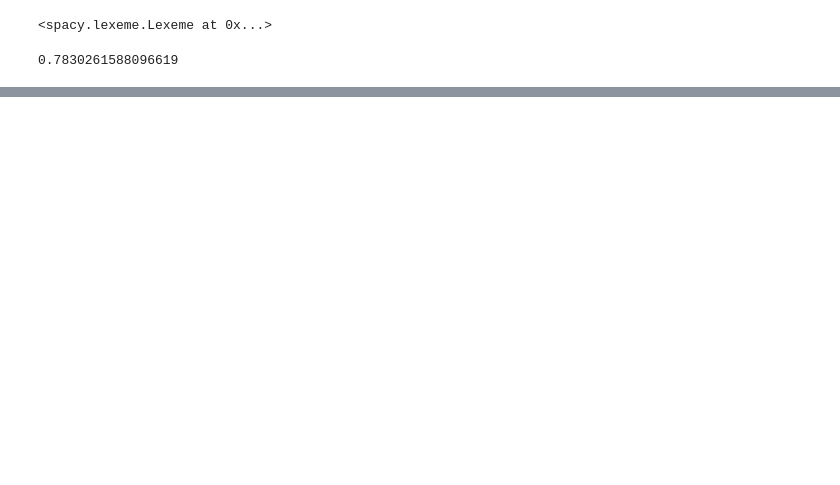
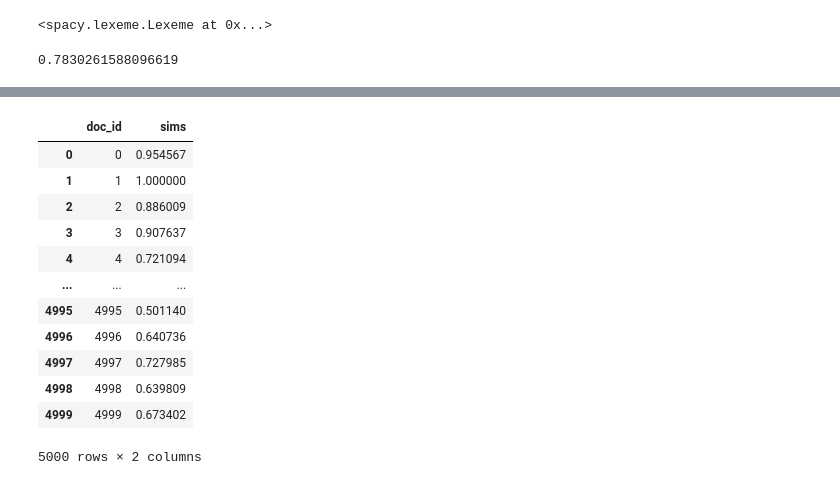
Before and after one commit to gmrr40058/data-science-ml-python-ostad, a Jupyter notebook: Class Modules/Module 15_Introductio to Advance Data Science/Class 2_Introduction to NLP and its Application/my_practice.ipynb, the cells around one changed output, grey strips where cells are left out. Cells and saved outputs as stored; diff of their text form; code cells hidden in the pictures; blank space fills up the shorter version.

```diff
--- a/Class Modules/Module 15_Introductio to Advance Data Science/Class 2_Introduction to NLP and its Application/my_practice.ipynb
+++ b/Class Modules/Module 15_Introductio to Advance Data Science/Class 2_Introduction to NLP and its Application/my_practice.ipynb
@@ -58,0 +54,2 @@ w1.similarity(w2)
+# %%
+all_doc = [nlp(row) for row in data['Message']]
@@ -58,0 +76,8 @@ w1.similarity(w2)
+# %%
+sims = []
+doc_id = []
+
+for i in range(len(all_doc)):
+    sim = all_doc[i].similarity(ref_sent_vec)
+    sims.append(sim)
+    doc_id.append(i)
@@ -58,0 +104,17 @@ w1.similarity(w2)
+# %%
+sims_docs = pd.DataFrame(list(zip(doc_id, sims)), columns = ['doc_id', 'sims'])
+sims_docs
+# %% [output]
+|  | doc_id | sims |
+| 0 | 0 | 0.954567 |
+| 1 | 1 | 1.000000 |
+| 2 | 2 | 0.886009 |
+| 3 | 3 | 0.907637 |
+| 4 | 4 | 0.721094 |
+| ... | ... | ... |
+| 4995 | 4995 | 0.501140 |
+| 4996 | 4996 | 0.640736 |
+| 4997 | 4997 | 0.727985 |
+| 4998 | 4998 | 0.639809 |
+| 4999 | 4999 | 0.673402 |
+5000 rows × 2 columns
```
Also changed, not shown: parts of 11 cells of this notebook, 1 other file.
